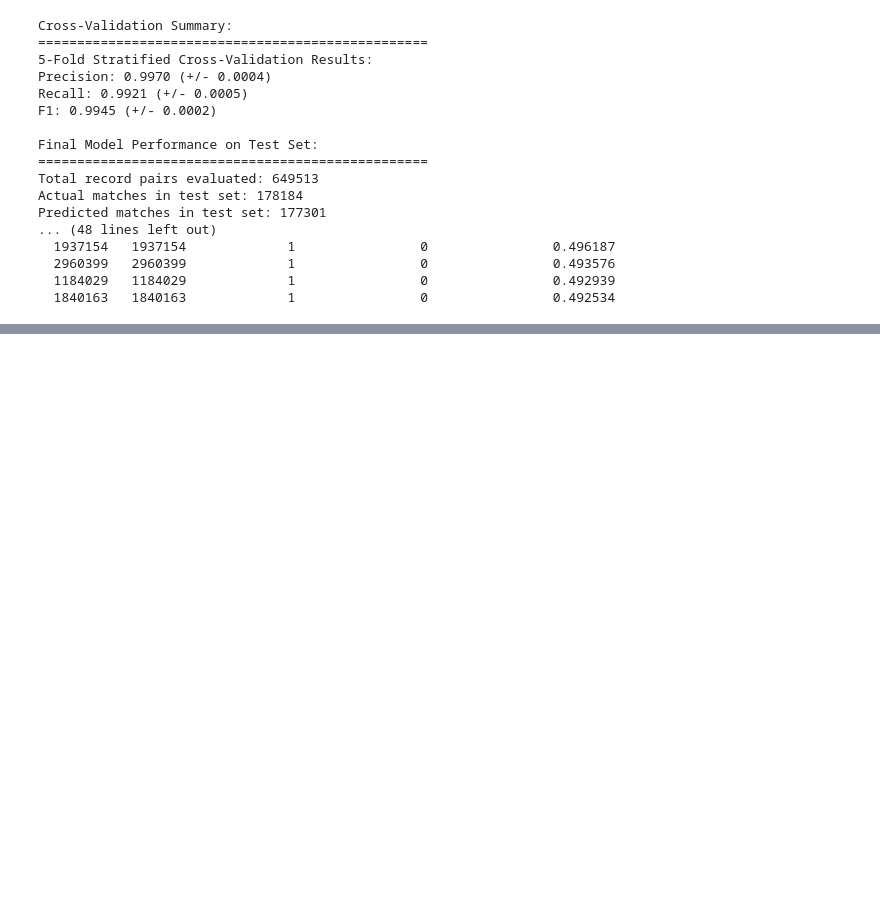
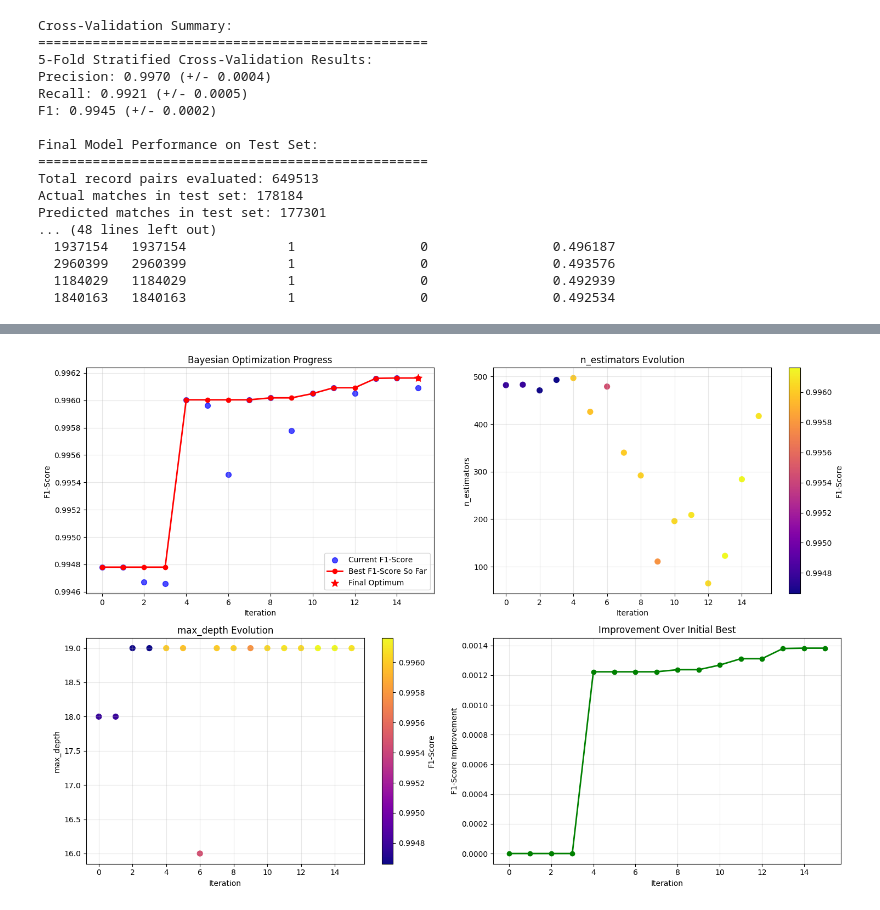
Before and after one commit to natthapong2100/demographic-linkage-active-learning, a Jupyter notebook: experiment/corrupted/modal-lsh-09-bayesian-opt.ipynb, the cells around one changed output, grey strips where cells are left out. Saved outputs shown, nothing was run; the diff lists cells and outputs as text; code cells hidden in the pictures; blank space fills up the shorter version.

Commit message:
bayesian optimisation ver.1

```diff
--- a/experiment/corrupted/modal-lsh-09-bayesian-opt.ipynb
+++ b/experiment/corrupted/modal-lsh-09-bayesian-opt.ipynb
@@ -1513,0 +1328,94 @@ Active Learning analysis completed!
+# %%
+
+# %%
+# Get Final Predictions (Following modAL Documentation)
+print("\nGenerating final predictions...")
+
+# Get the current optimum (like modAL docs)
+X_max, y_max = optimizer.get_max()
+print(f"Found optimum at: {X_max}")
+print(f"Optimum value: {y_max[0]:.4f}")
+
+# Convert to actual hyperparameters
+n_est_opt, max_d_opt, min_split_opt, min_leaf_opt = denormalize_params(X_max)
+print(f"Optimal hyperparameters:")
+print(f"  n_estimators: {n_est_opt}")
+print(f"  max_depth: {max_d_opt}")
+print(f"  min_samples_split: {min_split_opt}")
+print(f"  min_samples_leaf: {min_leaf_opt}")
+
+# %%
+# Plot Results (Following modAL Documentation Style)
+fig, axes = plt.subplots(2, 2, figsize=(15, 10))
+
+iterations = bo_results['iteration']
+
+# Plot 1: F1-Score Progress (like modAL docs)
+axes[0, 0].scatter(iterations, bo_results['current_f1'],
+                   c='blue', s=50, alpha=0.7, label='Current F1-Score')
+axes[0, 0].plot(iterations, bo_results['best_f1'],
+                'r-', linewidth=2, marker='o', markersize=6, label='Best F1-Score So Far')
+axes[0, 0].scatter(iterations[-1], bo_results['best_f1'][-1],
+                   s=100, c='red', marker='*', label='Final Optimum', zorder=5)
+
+axes[0, 0].set_xlabel('Iteration')
+axes[0, 0].set_ylabel('F1-Score')
+axes[0, 0].set_title('Bayesian Optimization Progress')
+axes[0, 0].legend()
+axes[0, 0].grid(True, alpha=0.3)
+
+cmap_color_hue = 'plasma'  # Color map for hue based on F1-Score
+
+# Plot 2: Parameter Evolution - n_estimators
+axes[0, 1].scatter(iterations, bo_results['n_estimators'],
+                   c=bo_results['current_f1'], cmap=cmap_color_hue, s=50)
+# axes[0, 1].scatter(iterations[-1], bo_results['n_estimators'][-1],
+#                    s=100, marker='*', zorder=5)
+axes[0, 1].set_xlabel('Iteration')
+axes[0, 1].set_ylabel('n_estimators')
+axes[0, 1].set_title('n_estimators Evolution')
+axes[0, 1].grid(True, alpha=0.3)
+colorbar1 = plt.colorbar(axes[0, 1].collections[0], ax=axes[0, 1])
+colorbar1.set_label('F1-Score')
+
+# Plot 3: Parameter Evolution - max_depth
+axes[1, 0].scatter(iterations, bo_results['max_depth'],
+                   c=bo_results['current_f1'], cmap=cmap_color_hue, s=50)
+# axes[1, 0].scatter(iterations[-1], bo_results['max_depth'][-1],
+#                    s=100, marker='*', zorder=5)
+axes[1, 0].set_xlabel('Iteration')
+axes[1, 0].set_ylabel('max_depth')
+axes[1, 0].set_title('max_depth Evolution')
+axes[1, 0].grid(True, alpha=0.3)
+colorbar2 = plt.colorbar(axes[1, 0].collections[0], ax=axes[1, 0])
+colorbar2.set_label('F1-Score')
+
+# Plot 4: Convergence Analysis
+improvement = np.array(bo_results['best_f1']) - bo_results['best_f1'][0]
+axes[1, 1].plot(iterations, improvement, 'g-', linewidth=2, marker='o', markersize=6)
+axes[1, 1].set_xlabel('Iteration')
+axes[1, 1].set_ylabel('F1-Score Improvement')
+axes[1, 1].set_title('Improvement Over Initial Best')
+axes[1, 1].grid(True, alpha=0.3)
+
+plt.tight_layout()
+plt.show()
+
+# %%
+# Summary (Following modAL Documentation)
+print(f"\nBayesian Optimization Summary:")
+print("=" * 40)
+
+print(f"Total iterations: {len(bo_results['iteration']) - 1}")
+print(f"Initial best F1-Score: {bo_results['best_f1'][0]:.4f}")
+print(f"Final best F1-Score: {bo_results['best_f1'][-1]:.4f}")
+print(f"Total improvement: {bo_results['best_f1'][-1] - bo_results['best_f1'][0]:.4f}")
+
+print(f"\nOptimal hyperparameters found:")
+final_params = bo_results['best_params'][-1]
+n_est_final, max_d_final, min_split_final, min_leaf_final = denormalize_params(final_params)
+print(f"  n_estimators: {n_est_final}")
+print(f"  max_depth: {max_d_final}")
+print(f"  min_samples_split: {min_split_final}")
+print(f"  min_samples_leaf: {min_leaf_final}")
+# %% [output]
@@ -1513,0 +1430 @@ Active Learning analysis completed!
+[figure, added]
```
Also changed, not shown: parts of 19 cells of this notebook.
